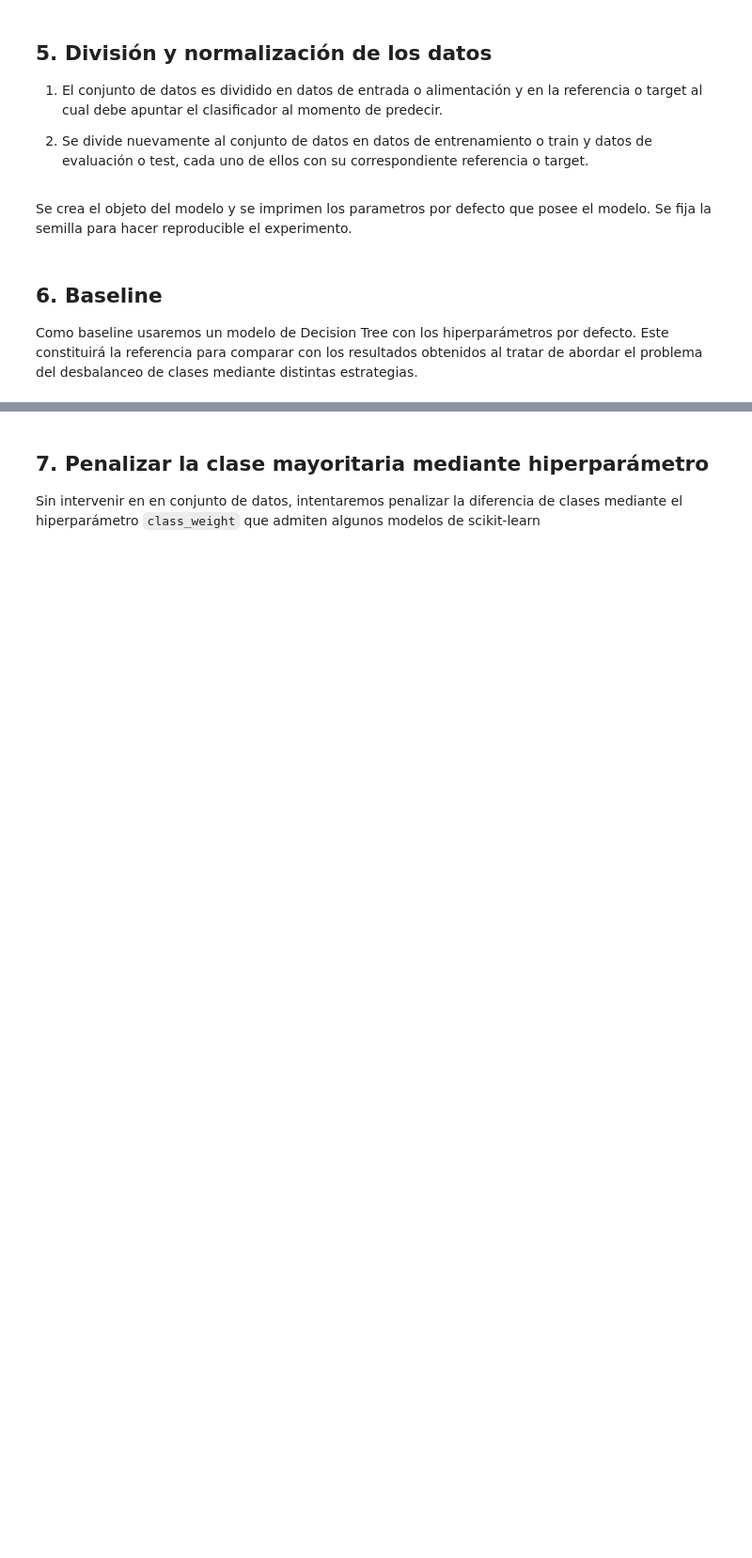
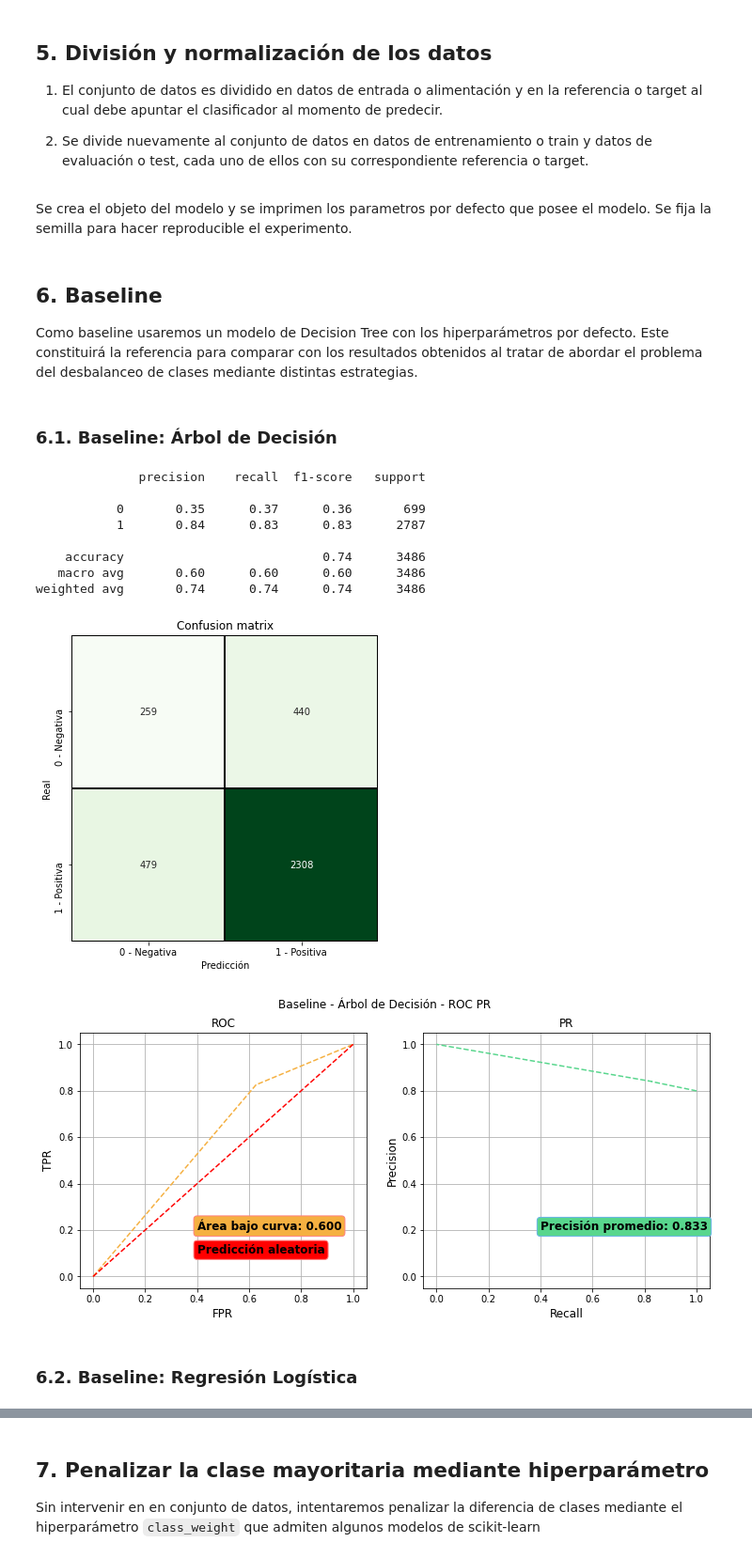
Before and after one commit to giannipablo/MentoriaDiploDatos2020, a Jupyter notebook: Practico_3y4_part_4.ipynb, the cells around one changed output, grey strips where cells are left out. Shown at 94% size. Cells and saved outputs as stored; diff of their text form; code cells hidden in the pictures; blank space fills up the shorter version.

```diff
--- a/Practico_3y4_part_4.ipynb
+++ b/Practico_3y4_part_4.ipynb
@@ -180,5 +187,30 @@ Se crea el objeto del modelo y se imprimen los parametros por defecto que posee
 ## 6. Baseline
 
 Como baseline usaremos un modelo de Decision Tree con los hiperparámetros por defecto. Este constituirá la referencia para comparar con los resultados obtenidos al tratar de abordar el problema del desbalanceo de clases mediante distintas estrategias.
+# %% [markdown]
+### 6.1. Baseline: Árbol de Decisión
+# %%
+#1. Entrenamos el modelo con los valores por defecto
+modelo = entrenar_modelo_dtree(X_train, X_test, y_train, y_test)
+
+#2. Obtenemos las predicciones para el conjunto de evaluación
+y_pred = modelo.predict(X_test)
+y_predp = modelo.predict_proba(X_test)
+
+#3. Informamos los resultados
+informar_resultados(y_test, y_pred, y_predp[:,1], "Baseline - Árbol de Decisión")
+# %% [output]
+              precision    recall  f1-score   support
+
+           0       0.35      0.37      0.36       699
+           1       0.84      0.83      0.83      2787
+
+    accuracy                           0.74      3486
+   macro avg       0.60      0.60      0.60      3486
+weighted avg       0.74      0.74      0.74      3486
+[figure, added]
+[figure, added]
+# %% [markdown]
+### 6.2. Baseline: Regresión Logística
 # %%
 #1. Entrenamos el modelo con los valores por defecto
```
Also changed, not shown: parts of 29 cells of this notebook.
